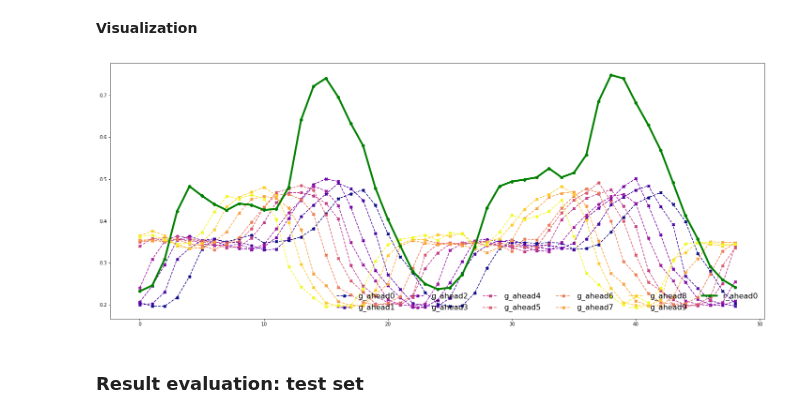
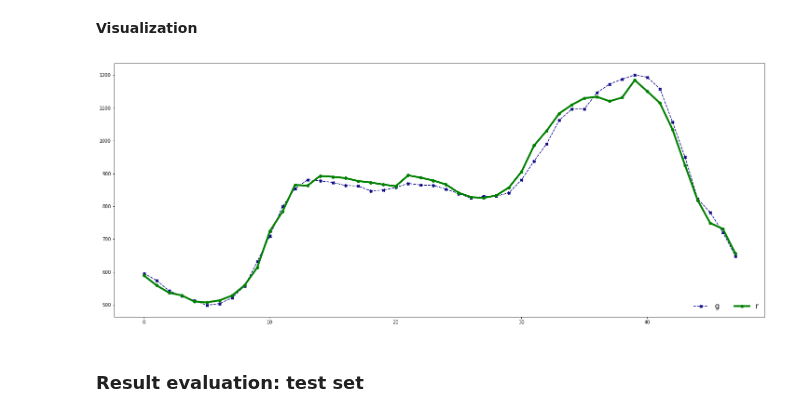
Before and after one commit to charlesfu4/MT, a Jupyter notebook: manual/hourly_forecast.ipynb, the cells around one changed output. Cells and saved outputs as stored; diff of their text form; code cells hidden in the pictures.

```diff
--- a/manual/hourly_forecast.ipynb
+++ b/manual/hourly_forecast.ipynb
@@ -146,11 +253,14 @@ ahead_w.shape, ahead_e.shape, single_w.shape
+# %%
+ftrain, ttrain = feature_target_construct(train, 48, 48, 48, 3, wd_on = True)
+ftest, ttest = feature_target_construct(test, 48, 48, 48, 3, wd_on = True)
 # %% [markdown]
 ### Scaling
 # %%
 from sklearn.preprocessing import MinMaxScaler
 
 mmscaler = MinMaxScaler() ## will be used later in test set
-mmscaler.fit(ahead_w)
-mt = mmscaler.transform(ahead_w)
+mmscaler.fit(ftrain)
+mt = mmscaler.transform(ftrain)
 # %% [markdown]
 ### Feature Selection
 # %%
@@ -163,7 +273,7 @@ reg = ExtraTreeRegressor(criterion='mse',
                          max_features='auto', max_leaf_nodes=None,
                          min_impurity_decrease=0.0, min_impurity_split=None,
                          random_state=31,
-                         ccp_alpha=0.0).fit(mt, ahead_e)
+                         ccp_alpha=0.0).fit(mt, ttrain)
 model = SelectFromModel(reg, prefit=True)
 cols = model.get_support(indices=True)
 mt_feature = model.transform(mt)
@@ -487,12 +551,12 @@ import xgboost as xgb
 from sklearn.multioutput import MultiOutputRegressor
 
 X = mt_feature
-y = ahead_e
+y = ttrain
 train_X, val_X, train_y, val_y = train_test_split(X, y, train_size = 0.7, test_size = 0.3)
 
-xgbr = xgb.XGBRegressor(max_depth=10, njobs= 8)
-#mr = MultiOutputRegressor(xgbr, n_jobs = 4)
-#mr.fit(train_X, train_y)
-rc = RegressorChain(xgbr, cv = 5, random_state = 123)
-rc.fit(train_X, train_y)
+xgbr = xgb.XGBRegressor(max_depth=10, njobs= 4)
+mr = MultiOutputRegressor(xgbr, n_jobs = 4)
+mr.fit(train_X, train_y)
+#rc = MultiOutputRegressor(xgbr, cv = 5, random_state = 123)
+#rc.fit(train_X, train_y)
 # %% [output]
@@ -543,20 +590,20 @@ r2_score: 0.9601076576134726
 # %%
 real = val_y.to_numpy()
 guess = yhat
 real = real[90:91,:49]
-guess = guess[90:100,:49]
+guess = guess[90:91,:49]
 rpdf = plot_df(real,"r")
 gpdf = plot_df(guess,"g")
 
 #plot
 ax = plt.gca()
 gpdf.plot(figsize=(25,10), colormap = 'plasma',style='--X',legend = True, ax = ax)
 rpdf.plot(figsize=(25,10), color = 'g',style ='-o',legend = True, ax = ax,lw = 4)
 ax.legend(frameon=False, loc='lower right', ncol=6, prop={'size': 16})
 
 plt.show()
 # %% [output]
-[figure, old version]
+[figure, new version]
 # %% [markdown]
 ### Result evaluation: test set
 # %%
```
Also changed, not shown: parts of 55 cells of this notebook, 1 other file.
